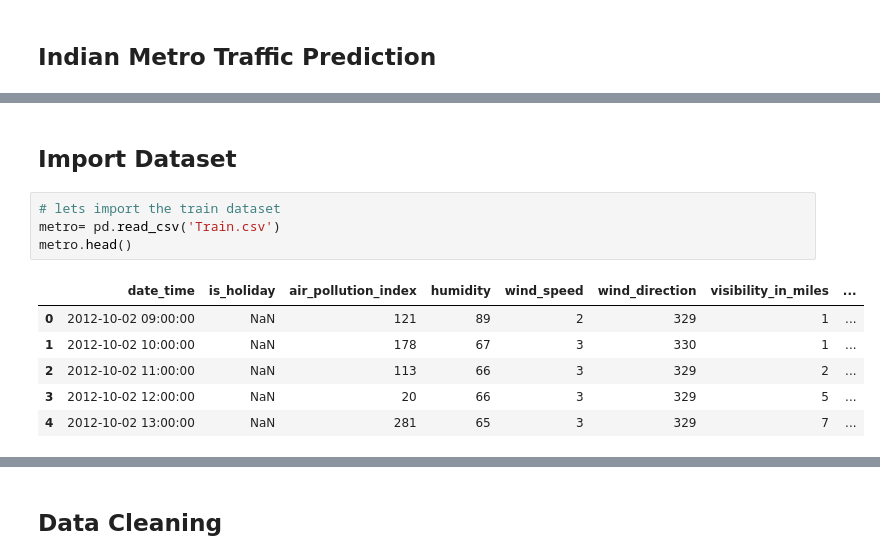
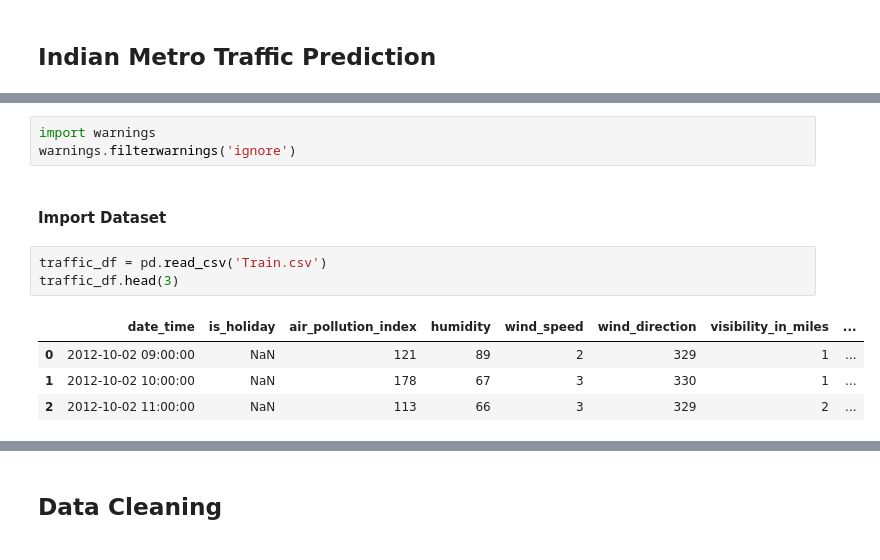
Before and after one commit to madhavpani/Indian_Metro_Traffic_Predictor, a Jupyter notebook: Traffic Predictor.ipynb, the cells around one changed output, grey strips where cells are left out. Cells and saved outputs as stored; diff of their text form.

```diff
--- a/Traffic Predictor.ipynb
+++ b/Traffic Predictor.ipynb
@@ -23,13 +10,13 @@ from sklearn.metrics import r2_score
+# %%
+import warnings
+warnings.filterwarnings('ignore')
 # %% [markdown]
-## Import Dataset
+#### Import Dataset
 # %%
-# lets import the train dataset
-metro= pd.read_csv('Train.csv')
-metro.head()
+traffic_df = pd.read_csv('Train.csv')
+traffic_df.head(3)
 # %% [output]
 |  | date_time | is_holiday | air_pollution_index | humidity | wind_speed | wind_direction | visibility_in_miles | ... |
 | 0 | 2012-10-02 09:00:00 | NaN | 121 | 89 | 2 | 329 | 1 | ... |
 | 1 | 2012-10-02 10:00:00 | NaN | 178 | 67 | 3 | 330 | 1 | ... |
 | 2 | 2012-10-02 11:00:00 | NaN | 113 | 66 | 3 | 329 | 2 | ... |
-| 3 | 2012-10-02 12:00:00 | NaN | 20 | 66 | 3 | 329 | 5 | ... |
-| 4 | 2012-10-02 13:00:00 | NaN | 281 | 65 | 3 | 329 | 7 | ... |
```
Also changed, not shown: parts of 78 cells of this notebook.
